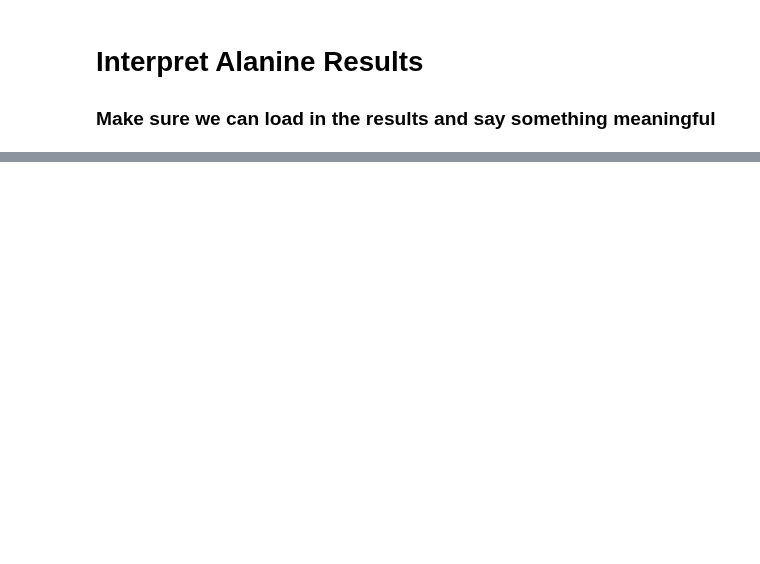
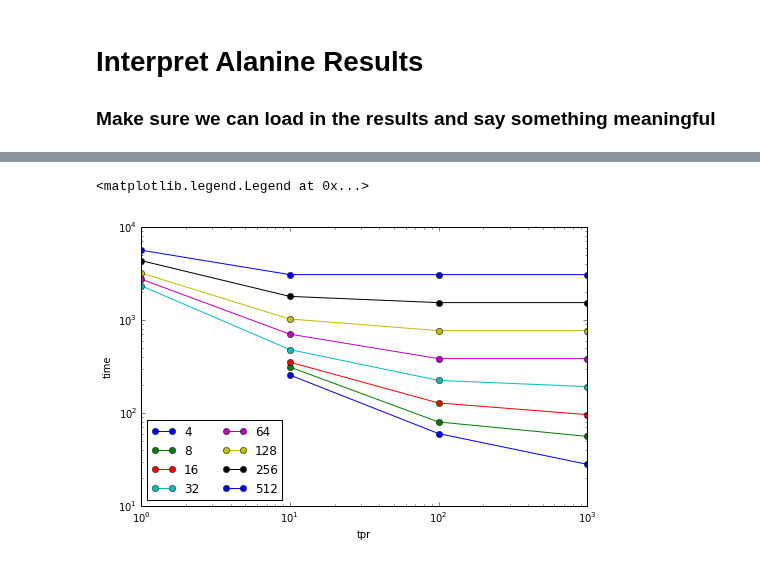
Before and after one commit to mpharrigan/quant-accel, a Jupyter notebook: ipython/Interpret_Alanine_Results.ipynb, the cells around one changed output, grey strips where cells are left out. Drawn from its saved outputs; the diff is of its cells as text; code cells hidden in the pictures; blank space fills up the shorter version.

```diff
--- a/ipython/Interpret_Alanine_Results.ipynb
+++ b/ipython/Interpret_Alanine_Results.ipynb
@@ -23,3 +9,0 @@ convergeds = pm.load_convergences()
-# %%
-conv_bools = [conv.converged for conv in convergeds]
-conv_bools
@@ -71,0 +84,3 @@ True 0
+# %%
+statted = df.groupby(['spt', 'tpr']).median()
+statted
@@ -71,0 +106,15 @@ True 0
+# %%
+fig, ax = plt.subplots(figsize=(8,5))
+
+for i, spt in enumerate(u_spts):
+    rdf = statted.xs(key=spt, level='spt')
+    ax.plot(rdf.index, rdf['time'], 'o-', label=spt)
+
+ax.set_xlabel('tpr')
+ax.set_ylabel('time')
+ax.set_xscale('log')
+ax.set_yscale('log')
+ax.legend(ncol=2, loc='lower left')
+# %% [output]
+<matplotlib.legend.Legend at 0x...>
+[figure, added]
```
Also changed, not shown: parts of 23 cells of this notebook, 2 other files.
